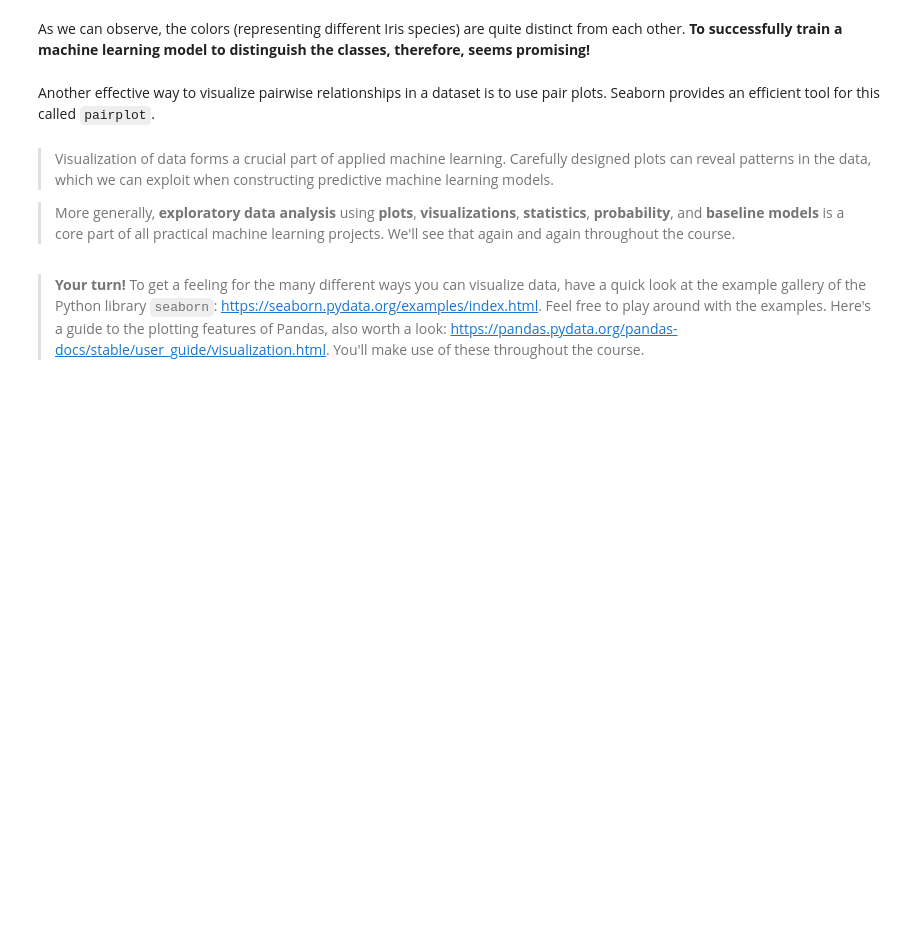
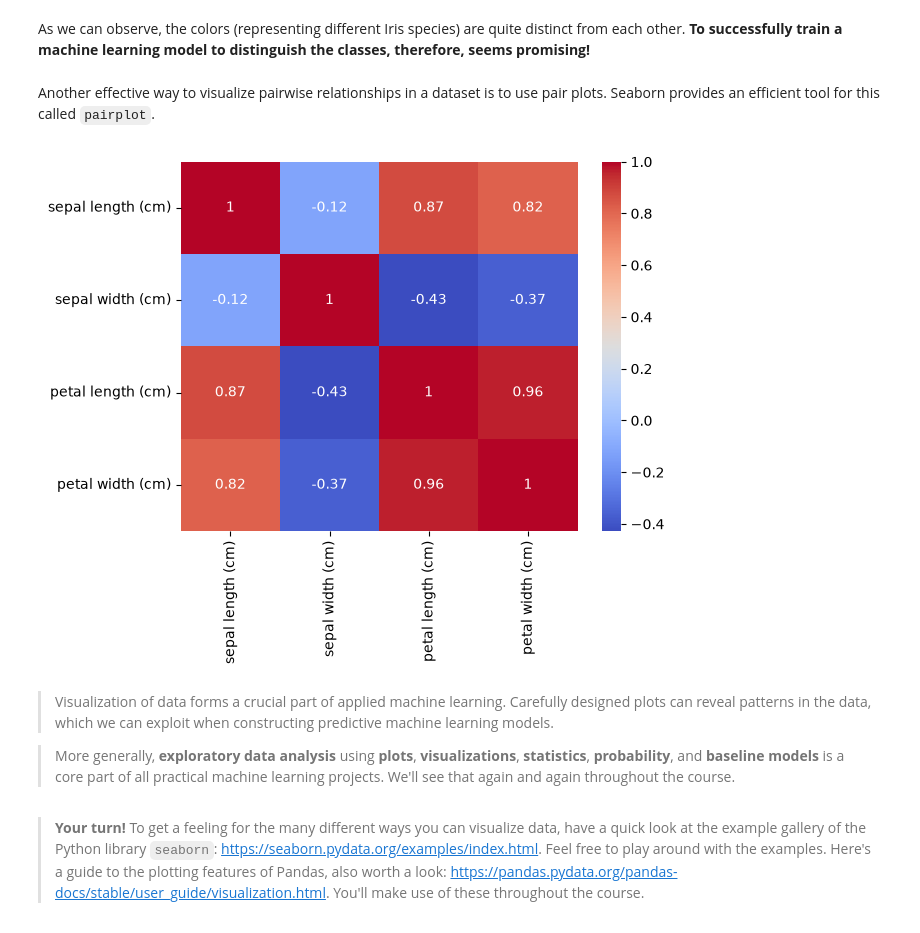
Before and after one commit to HVL-ML/DAT158, a Jupyter notebook: notebooks/DAT158-1.1-Simple_examples.ipynb, the cells around one changed output. Cells and saved outputs as stored; diff of their text form; code cells hidden in the pictures; blank space fills up the shorter version.

```diff
--- a/notebooks/DAT158-1.1-Simple_examples.ipynb
+++ b/notebooks/DAT158-1.1-Simple_examples.ipynb
@@ -200,3 +351,14 @@ plt.show()
+# %%
+import seaborn as sns
+import matplotlib.pyplot as plt
+
+  # Viser sammenhengen mellom alle målevariablene
+#sns.pairplot(iris_df, hue='label', palette='colorblind')
+sns.heatmap(iris_df.drop(columns='label').corr(), annot=True, cmap='coolwarm')
+#sns.boxplot(    data=iris_df,    x='label',    y='sepal length (cm)')plt.title('Correlation heatmap')
+plt.show()
+# %% [output]
+[figure, added]
 # %% [markdown]
 > Visualization of data forms a crucial part of applied machine learning. Carefully designed plots can reveal patterns in the data, which we can exploit when constructing predictive machine learning models.
 
```
Also changed, not shown: parts of 56 cells of this notebook, 15 other files.
